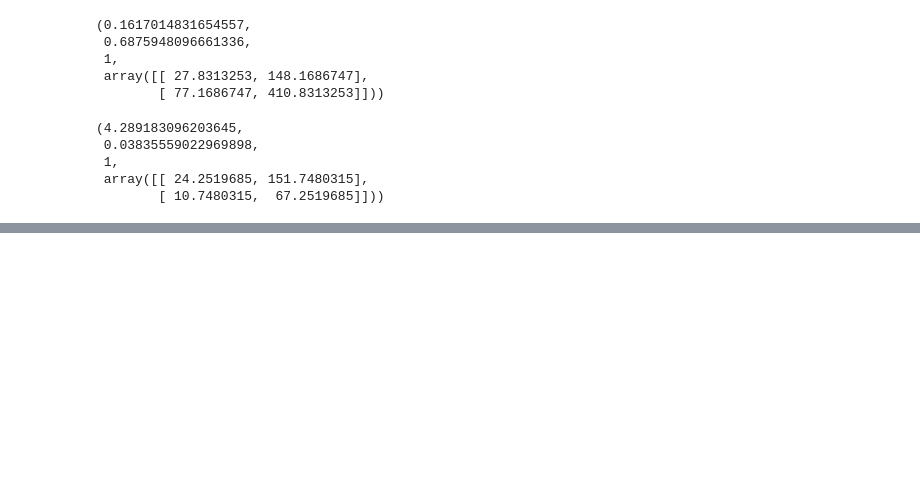
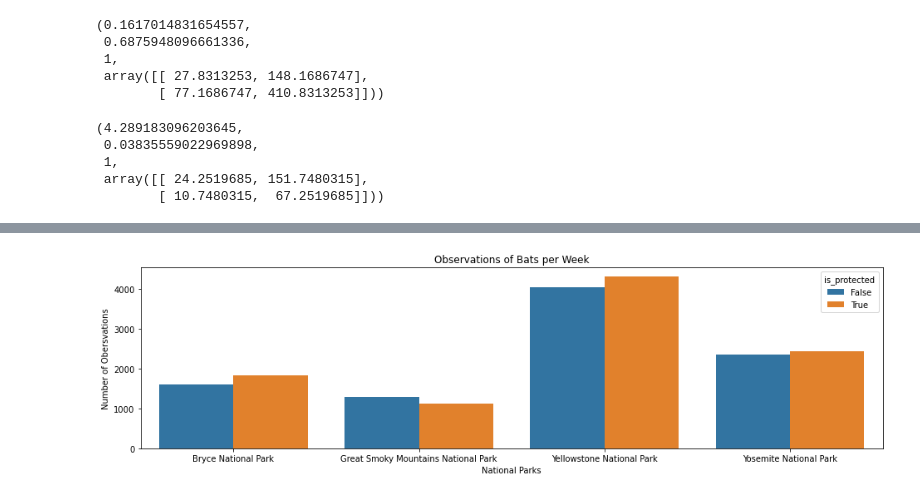
Before and after one commit to Afroleus/Biodiversity-National-Park-Project, a Jupyter notebook: Biodiversity Project.ipynb, the cells around one changed output, grey strips where cells are left out. Cells and saved outputs as stored; diff of their text form; code cells hidden in the pictures; blank space fills up the shorter version.

```diff
--- a/Biodiversity Project.ipynb
+++ b/Biodiversity Project.ipynb
@@ -194,0 +263,4 @@ chi2_contingency(contingency2)
+# %%
+species_info['is_bat'] = species_info.common_names.str.contains(r"\bBat\b", regex = True)
+
+species_info.head(10)
@@ -194,0 +299,3 @@ chi2_contingency(contingency2)
+# %%
+bat_observations = observations.merge(species_info[species_info.is_bat])
+bat_observations
@@ -194,0 +324,3 @@ chi2_contingency(contingency2)
+# %%
+obs_by_park = bat_observations.groupby(['park_name','is_protected']).observations.sum().reset_index()
+obs_by_park
@@ -194,0 +337,9 @@ chi2_contingency(contingency2)
+# %%
+plt.figure(figsize=(16,4))
+sns.barplot(x=obs_by_park.park_name, y=obs_by_park.observations, hue=obs_by_park.is_protected)
+plt.xlabel('National Parks')
+plt.ylabel('Number of Obersvations')
+plt.title('Observations of Bats per Week')
+plt.show()
+# %% [output]
+[figure, added]
```
Also changed, not shown: parts of 10 cells of this notebook.
